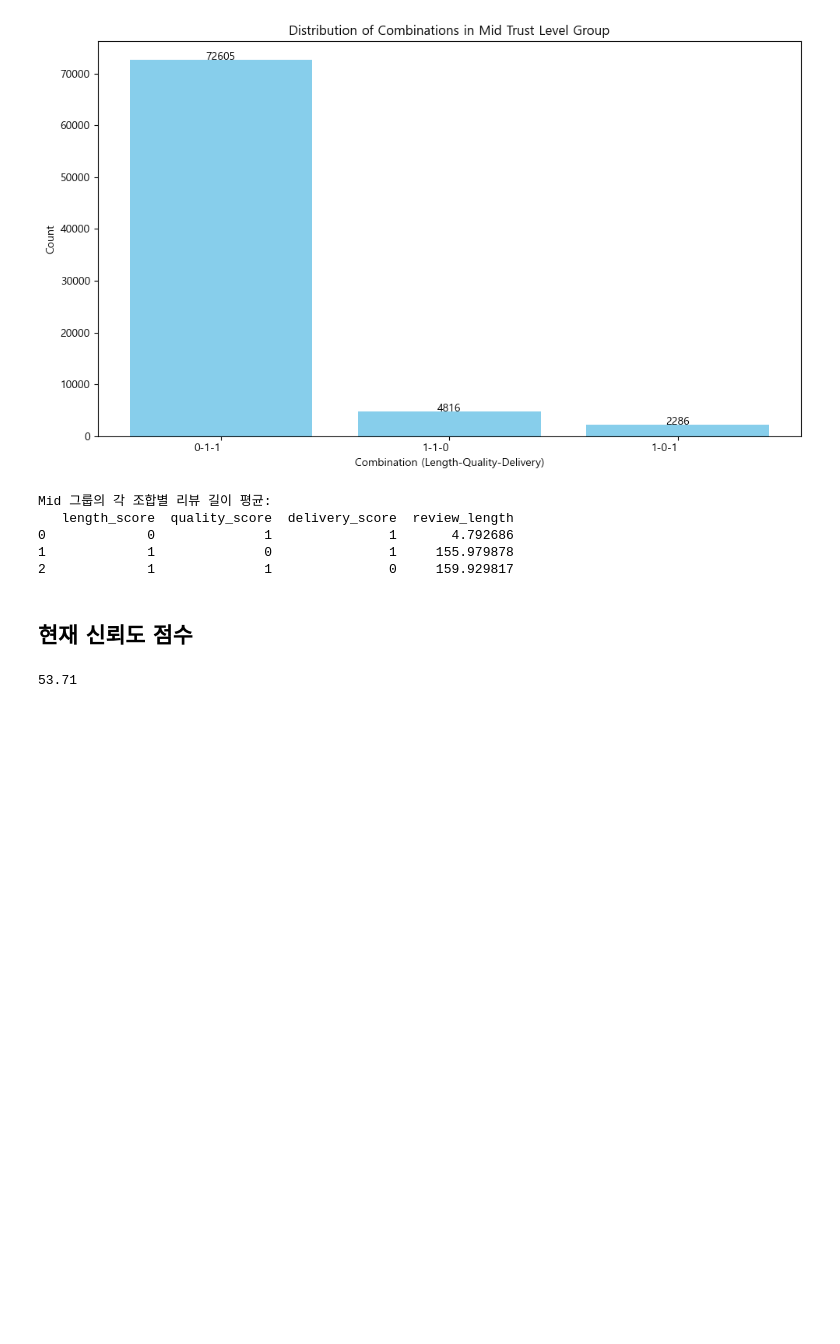
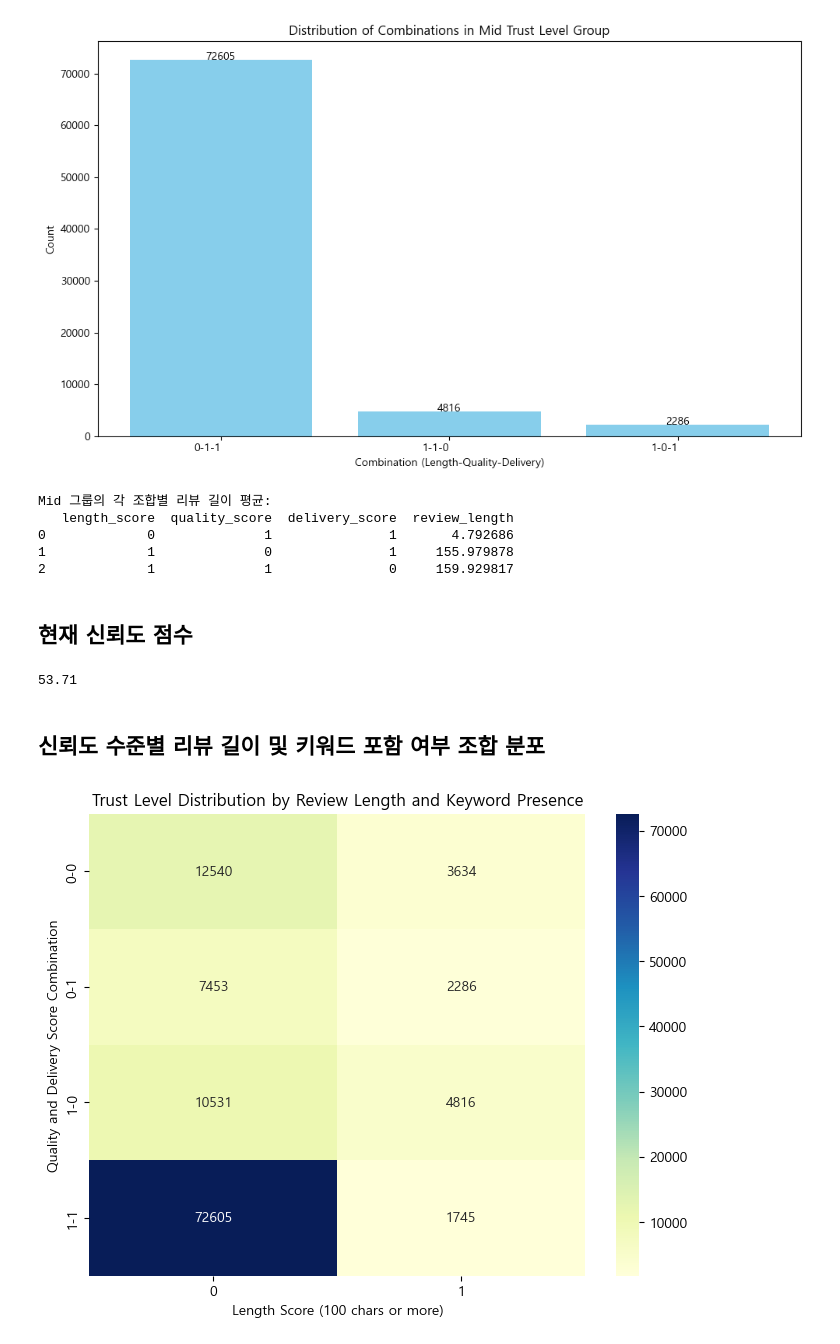
Before and after one commit to dothegee/ecommerce_project, a Jupyter notebook: code/review_comment_analysis2.ipynb, the cells around one changed output. Saved outputs shown, nothing was run; the diff lists cells and outputs as text; code cells hidden in the pictures; blank space fills up the shorter version.

```diff
--- a/code/review_comment_analysis2.ipynb
+++ b/code/review_comment_analysis2.ipynb
@@ -369,3 +369,17 @@ Mid 그룹의 각 조합별 리뷰 길이 평균:
 round(df['trust_score'].mean()/3*100,2)
 # %% [output]
 53.71
+# %% [markdown]
+## 신뢰도 수준별 리뷰 길이 및 키워드 포함 여부 조합 분포
+# %%
+heatmap_data = df.groupby(['quality_score', 'delivery_score', 'length_score']).size().unstack(fill_value=0)
+
+# 히트맵 시각화
+plt.figure(figsize=(8, 6))
+sns.heatmap(heatmap_data, annot=True, cmap="YlGnBu", fmt="d")
+plt.title('Trust Level Distribution by Review Length and Keyword Presence')
+plt.xlabel(f'Length Score ({len_threthod} chars or more)')
+plt.ylabel('Quality and Delivery Score Combination')
+plt.show()
+# %% [output]
+[figure, added]
```
Also changed, not shown: parts of 1 cell of this notebook.
